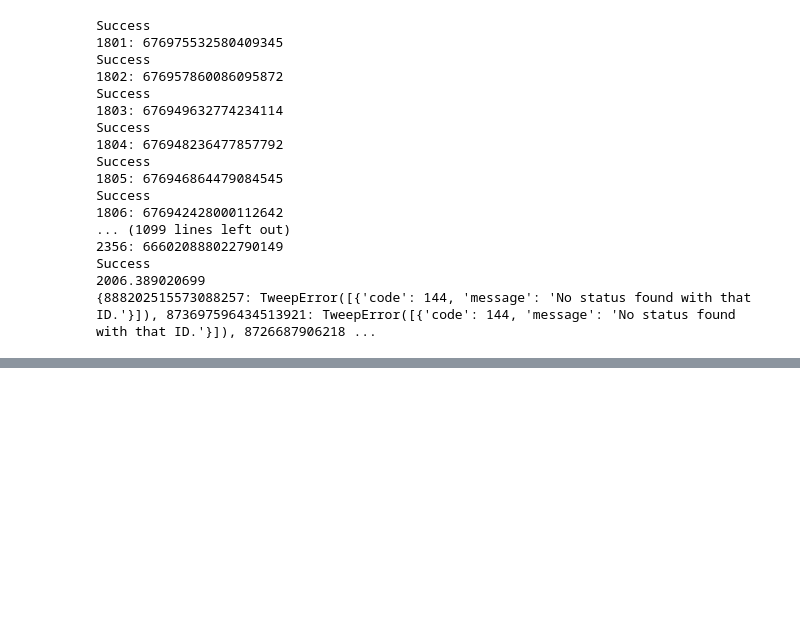
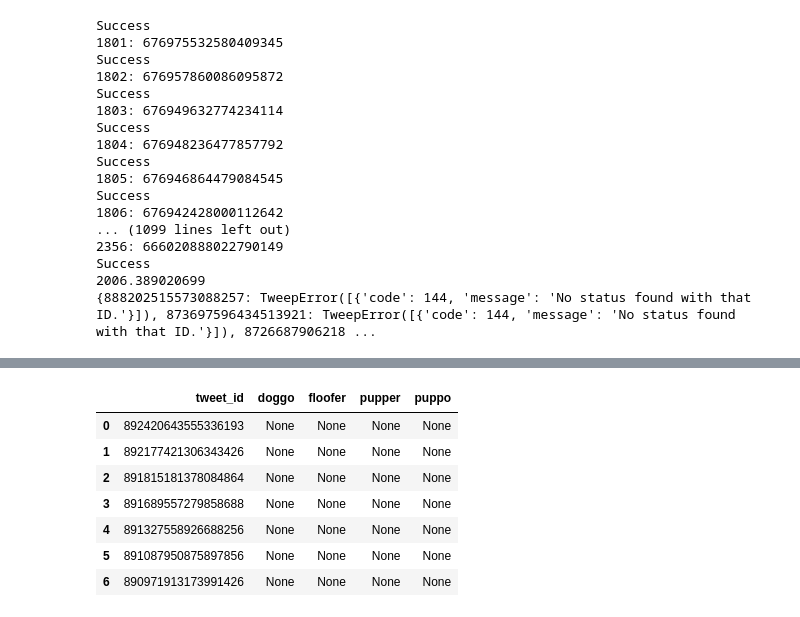
Before and after one commit to primalusiana/twitter-data-wrangling, a Jupyter notebook: wrangle_act.ipynb, the cells around one changed output, grey strips where cells are left out. Cells and saved outputs as stored; diff of their text form; code cells hidden in the pictures; blank space fills up the shorter version.

```diff
--- a/wrangle_act.ipynb
+++ b/wrangle_act.ipynb
@@ -118,0 +243,12 @@ len(fails_dict)
+# %%
+# checking columns that can be merged into one
+df_cln[['tweet_id','doggo','floofer','pupper','puppo']].head(7)
+# %% [output]
+|  | tweet_id | doggo | floofer | pupper | puppo |
+| 0 | 892420643555336193 | None | None | None | None |
+| 1 | 892177421306343426 | None | None | None | None |
+| 2 | 891815181378084864 | None | None | None | None |
+| 3 | 891689557279858688 | None | None | None | None |
+| 4 | 891327558926688256 | None | None | None | None |
+| 5 | 891087950875897856 | None | None | None | None |
+| 6 | 890971913173991426 | None | None | None | None |
```
Also changed, not shown: parts of 26 cells of this notebook, 1 other file.
